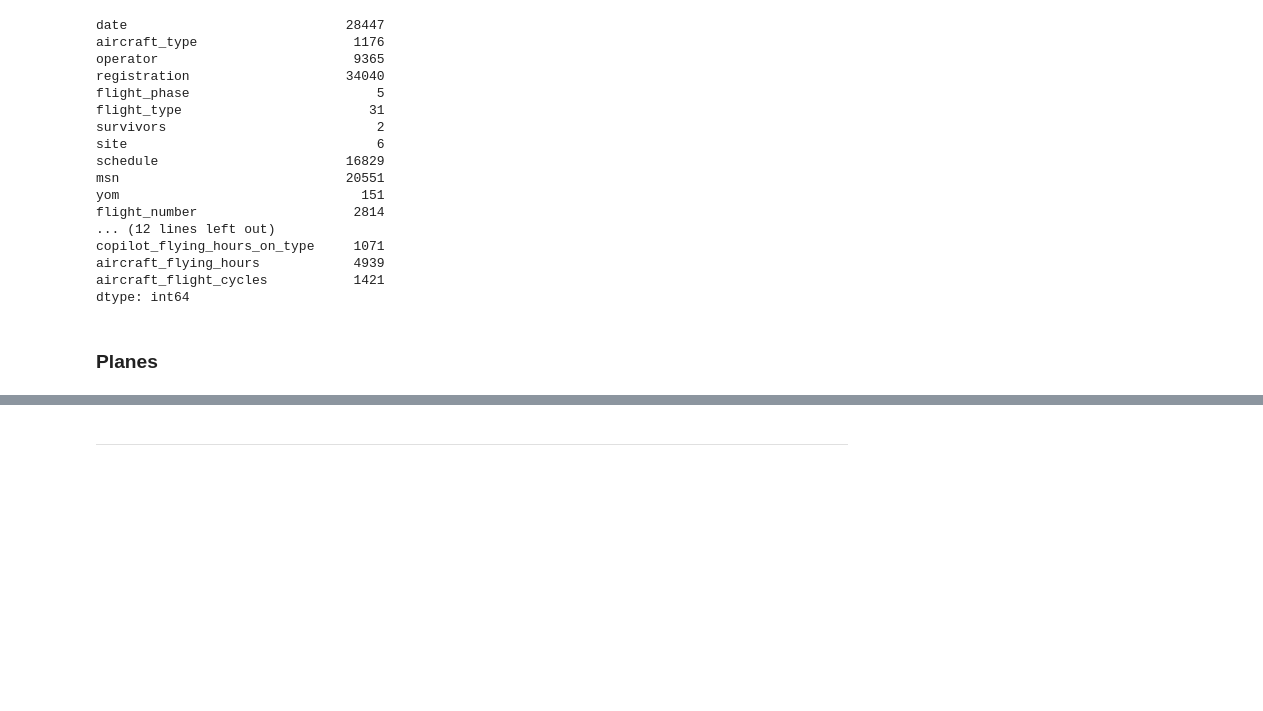
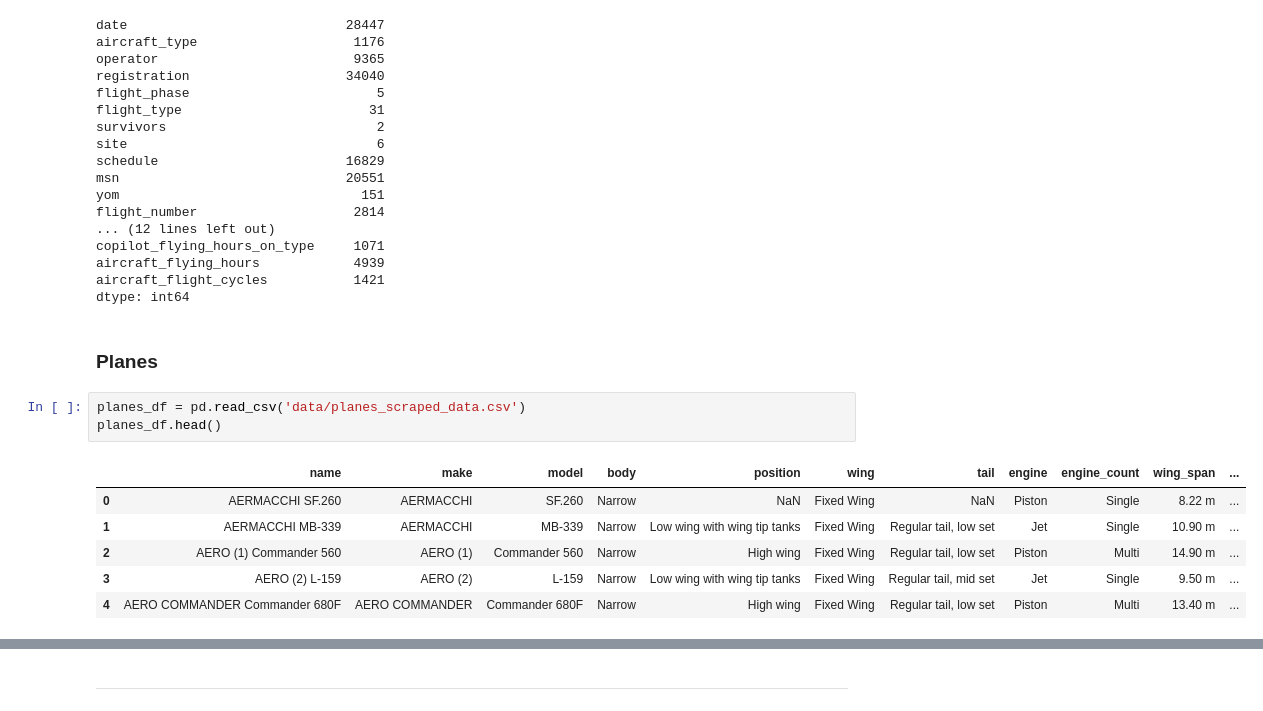
Before and after one commit to nadpierre/aircraft-crashes-clustering-project, a Jupyter notebook: data_collection_and_cleaning.ipynb, the cells around one changed output, grey strips where cells are left out. Drawn from its saved outputs; the diff is of its cells as text; blank space fills up the shorter version.

Commit message:
data cleaning

```diff
--- a/data_collection_and_cleaning.ipynb
+++ b/data_collection_and_cleaning.ipynb
@@ -391,3 +392,13 @@ aircraft_flight_cycles           1421
 dtype: int64
 # %% [markdown]
 ### Planes
+# %%
+planes_df = pd.read_csv('data/planes_scraped_data.csv')
+planes_df.head()
+# %% [output]
+|  | name | make | model | body | position | wing | tail | engine | engine_count | wing_span | ... |
+| 0 | AERMACCHI SF.260 | AERMACCHI | SF.260 | Narrow | NaN | Fixed Wing | NaN | Piston | Single | 8.22 m | ... |
+| 1 | AERMACCHI MB-339 | AERMACCHI | MB-339 | Narrow | Low wing with wing tip tanks | Fixed Wing | Regular tail, low set | Jet | Single | 10.90 m | ... |
+| 2 | AERO (1) Commander 560 | AERO (1) | Commander 560 | Narrow | High wing | Fixed Wing | Regular tail, low set | Piston | Multi | 14.90 m | ... |
+| 3 | AERO (2) L-159 | AERO (2) | L-159 | Narrow | Low wing with wing tip tanks | Fixed Wing | Regular tail, mid set | Jet | Single | 9.50 m | ... |
+| 4 | AERO COMMANDER Commander 680F | AERO COMMANDER | Commander 680F | Narrow | High wing | Fixed Wing | Regular tail, low set | Piston | Multi | 13.40 m | ... |
```
Also changed, not shown: parts of 17 cells of this notebook, 2 other files.
